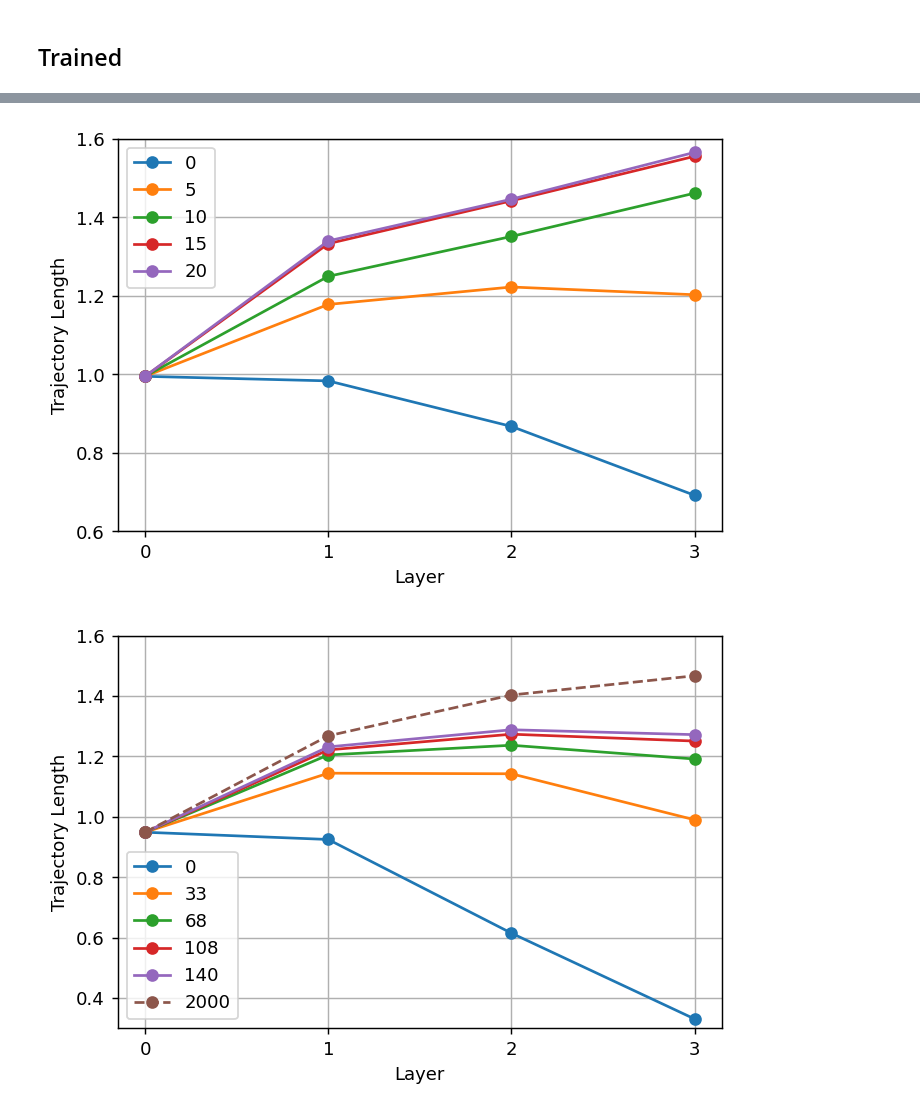
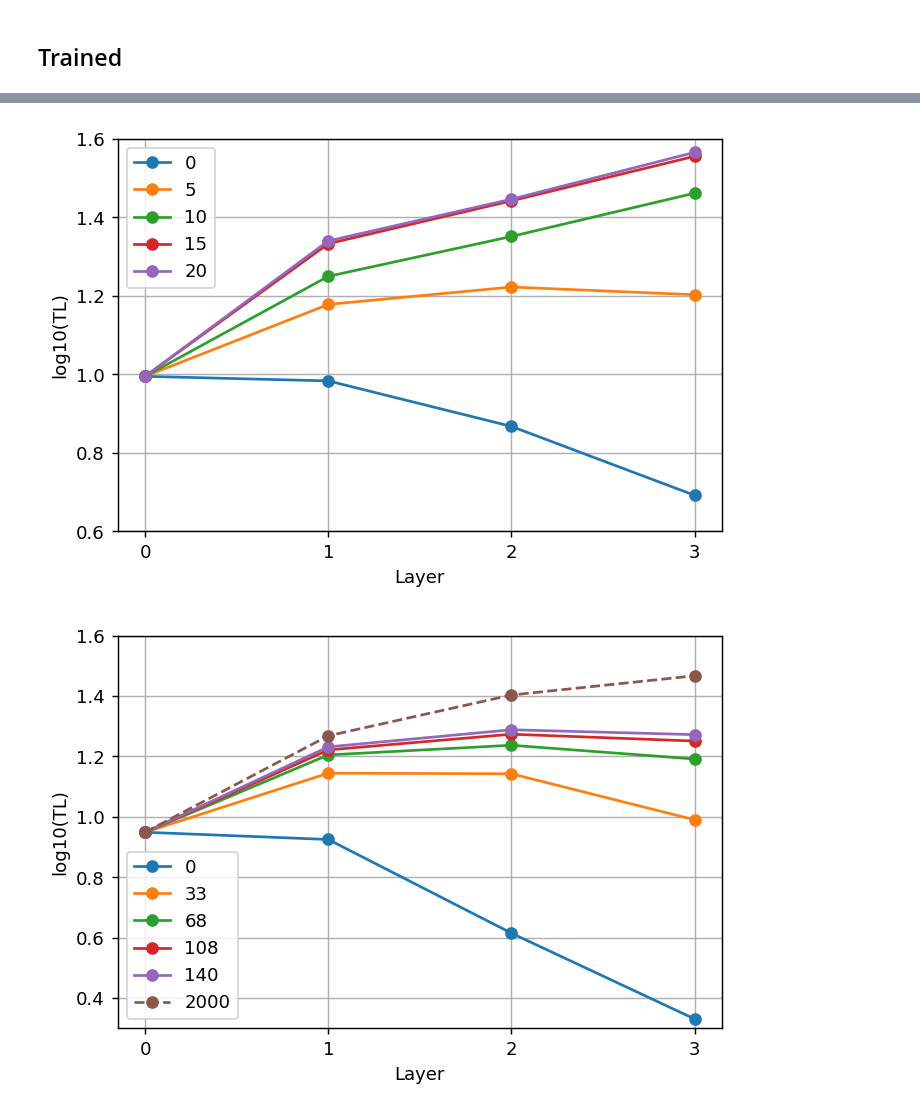
Before and after one commit to KristianWold/Master-Thesis, a Jupyter notebook: notebooks/analysis/Expressivity.ipynb, the cells around one changed output, grey strips where cells are left out. Saved outputs shown, nothing was run; the diff lists cells and outputs as text; code cells hidden in the pictures.

```diff
--- a/notebooks/analysis/Expressivity.ipynb
+++ b/notebooks/analysis/Expressivity.ipynb
@@ -148,28 +148,28 @@ plt.show()
 # %%
 tl_list1 = loader(data_path("tl_expressivity_qubit_7_epochs_0"))
 tl_list2 = loader(data_path("tl_expressivity_qubit_7_epochs_5"))
 tl_list3 = loader(data_path("tl_expressivity_qubit_7_epochs_10"))
 tl_list4 = loader(data_path("tl_expressivity_qubit_7_epochs_20"))
 tl_list5 = loader(data_path("tl_expressivity_qubit_7_epochs_25"))
 
 fig, ax =plt.subplots(figsize=(6,4), dpi = 130, facecolor='w', edgecolor='k')
 x_ticks = [0, 1, 2, 3]
 ax.set_xticks([0, 1, 2, 3])
 
 plt.plot(x_ticks, extract_tl(tl_list1)[:-1], "-o")
 plt.plot(x_ticks, extract_tl(tl_list2)[:-1], "-o")
 plt.plot(x_ticks, extract_tl(tl_list3)[:-1], "-o")
 plt.plot(x_ticks, extract_tl(tl_list4)[:-1], "-o")
 plt.plot(x_ticks, extract_tl(tl_list5)[:-1], "-o")
 plt.ylim([0.6, 1.6])
 plt.xlabel("Layer")
-plt.ylabel("Trajectory Length")
+plt.ylabel("log10(TL)")
 plt.legend(["0", "5", "10", "15", "20"])
 plt.grid()
 fig.savefig(image_path("TL_trained_QCN_qubit_7.pdf"), bbox_inches='tight')
 plt.show()
 # %% [output]
-[figure, old version]
+[figure, new version]
 # %%
 tl_list1 = loader(data_path("tl_expressivity_nodes_9_epochs_0_dnn"))
 tl_list2 = loader(data_path("tl_expressivity_nodes_9_epochs_33_dnn"))
@@ -191,13 +191,13 @@ plt.plot(x_ticks, extract_tl(tl_list5)[:-1], "-o")
 plt.plot(x_ticks, extract_tl(tl_list6)[:-1], "--o")
 plt.ylim([0.3, 1.6])
 plt.xlabel("Layer")
-plt.ylabel("Trajectory Length")
+plt.ylabel("log10(TL)")
 plt.legend(["0", "33", "68", "108", "140", "2000"])
 plt.grid()
 fig.savefig(image_path("TL_trained_DNN_nodes_9.pdf"), bbox_inches='tight')
 plt.show()
 # %% [output]
-[figure, old version]
+[figure, new version]
 # %%
 tl_list1 = loader(data_path("tl_expressivity_nodes_11_epochs_0_dnn"))
 tl_list2 = loader(data_path("tl_expressivity_nodes_11_epochs_31_dnn"))
```
Also changed, not shown: parts of 3 cells of this notebook, 9 other files.
